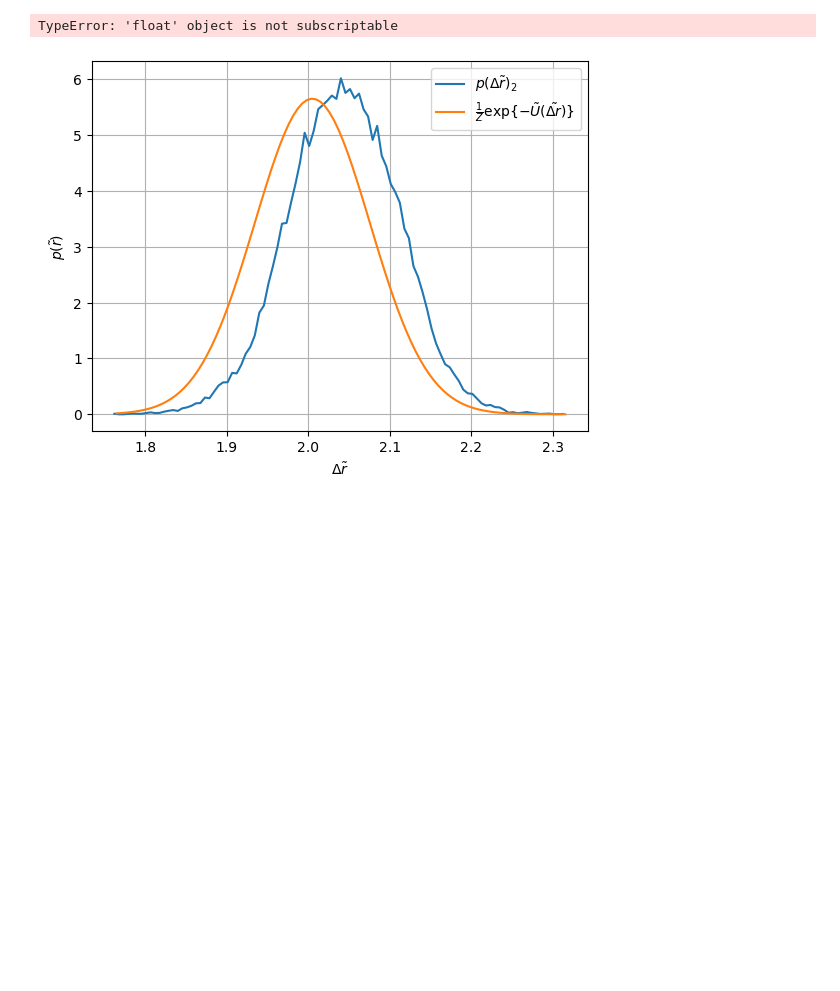
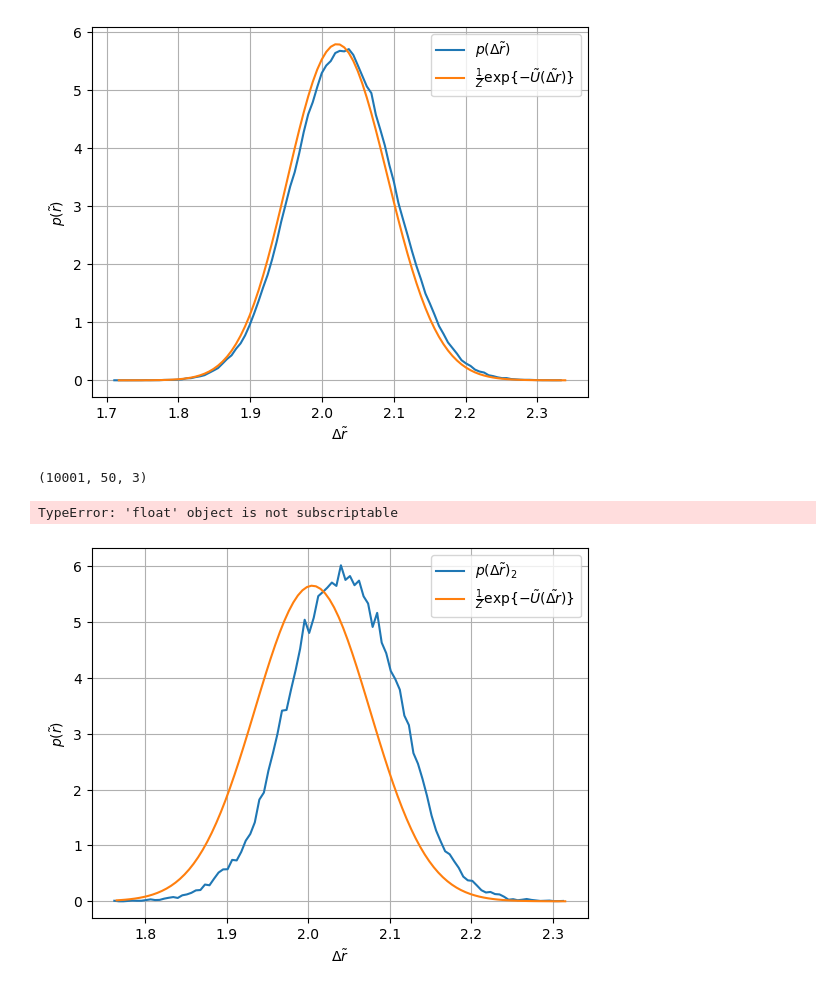
Before and after one commit to jan-kro/mucus_old_2, a Jupyter notebook: polymer_chain_fromscratch.ipynb, the cells around one changed output. Drawn from its saved outputs; the diff is of its cells as text; code cells hidden in the pictures; blank space fills up the shorter version.

Commit message:
added load_gro

```diff
--- a/polymer_chain_fromscratch.ipynb
+++ b/polymer_chain_fromscratch.ipynb
@@ -549,3 +589,21 @@ simulation time
+# %%
+# load traj into Polymer
+#single simulation
+mobility = 0.00005
+steps = 30000
+n_beeds = 50
+
+fname = "./trajectories/traj_50beads_500000steps_0.000050mu_50stride.gro"
+
+p = Polymer(n_beeds=n_beeds, mobility=mobility)
+p.load_traj_gro(fname=fname, overwrite=True)
+p.plot_distance_distribution()
+# %% [output]
+[figure, added]
+# %%
+np.shape(traj.xyz)
+# %% [output]
+(10001, 50, 3)
 # %%
 mobility = 0.0005
 steps = 1000
```
Also changed, not shown: parts of 3 cells of this notebook.
